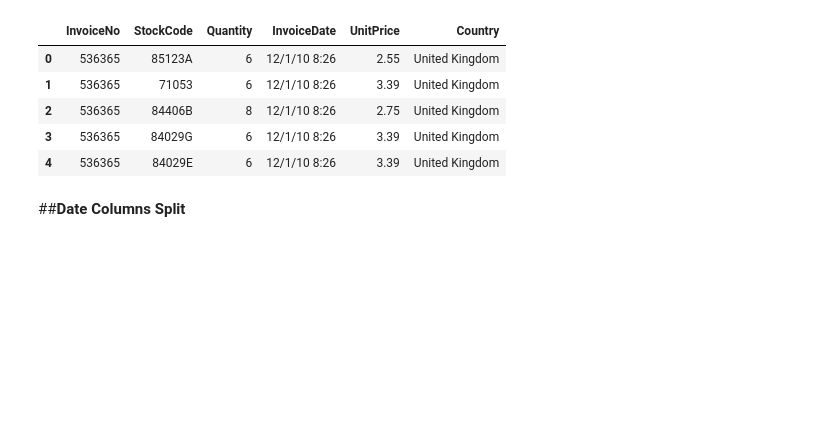
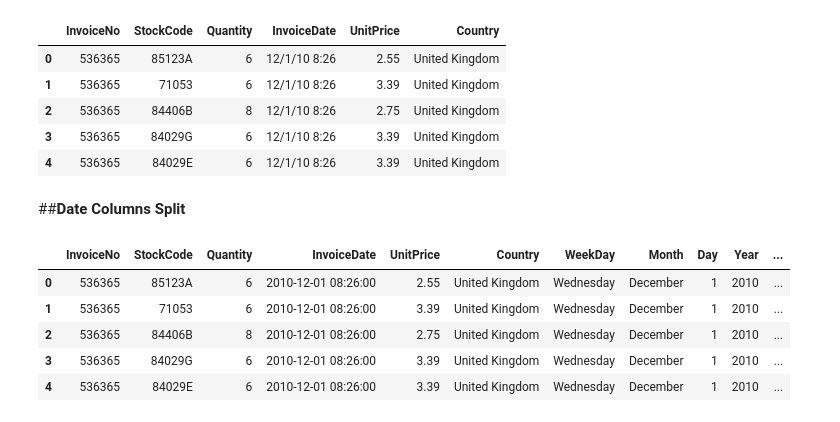
Before and after one commit to Mmbsaksd/Customer-segmentation, a Jupyter notebook: Customer_Segmentation.ipynb, the cells around one changed output. Cells and saved outputs as stored; diff of their text form; code cells hidden in the pictures; blank space fills up the shorter version.

```diff
--- a/Customer_Segmentation.ipynb
+++ b/Customer_Segmentation.ipynb
@@ -143,0 +142,22 @@ df['InvoiceDate'] = pd.to_datetime(df['InvoiceDate'])
+# %%
+#Extracting element from invoice date
+df['InvoiceDate'] = pd.to_datetime(df['InvoiceDate'])
+df['WeekDay'] = df['InvoiceDate'].dt.day_name()
+df['Month'] = df['InvoiceDate'].dt.month_name()
+df['Day'] = df['InvoiceDate'].apply(lambda x: x.day)
+df['Year'] = df['InvoiceDate'].apply(lambda x: x.year)
+df['Hour'] = df['InvoiceDate'].apply(lambda x: x.hour)
+df['Minute'] = df['InvoiceDate'].apply(lambda x: x.minute)
+# %%
+#Create total amount columns
+df['Total_Amount'] = df['Quantity']*df['UnitPrice']
+
+#DataFrame Look
+df.head()
+# %% [output]
+|  | InvoiceNo | StockCode | Quantity | InvoiceDate | UnitPrice | Country | WeekDay | Month | Day | Year | ... |
+| 0 | 536365 | 85123A | 6 | 2010-12-01 08:26:00 | 2.55 | United Kingdom | Wednesday | December | 1 | 2010 | ... |
+| 1 | 536365 | 71053 | 6 | 2010-12-01 08:26:00 | 3.39 | United Kingdom | Wednesday | December | 1 | 2010 | ... |
+| 2 | 536365 | 84406B | 8 | 2010-12-01 08:26:00 | 2.75 | United Kingdom | Wednesday | December | 1 | 2010 | ... |
+| 3 | 536365 | 84029G | 6 | 2010-12-01 08:26:00 | 3.39 | United Kingdom | Wednesday | December | 1 | 2010 | ... |
+| 4 | 536365 | 84029E | 6 | 2010-12-01 08:26:00 | 3.39 | United Kingdom | Wednesday | December | 1 | 2010 | ... |
```
Also changed, not shown: parts of 2 cells of this notebook.
